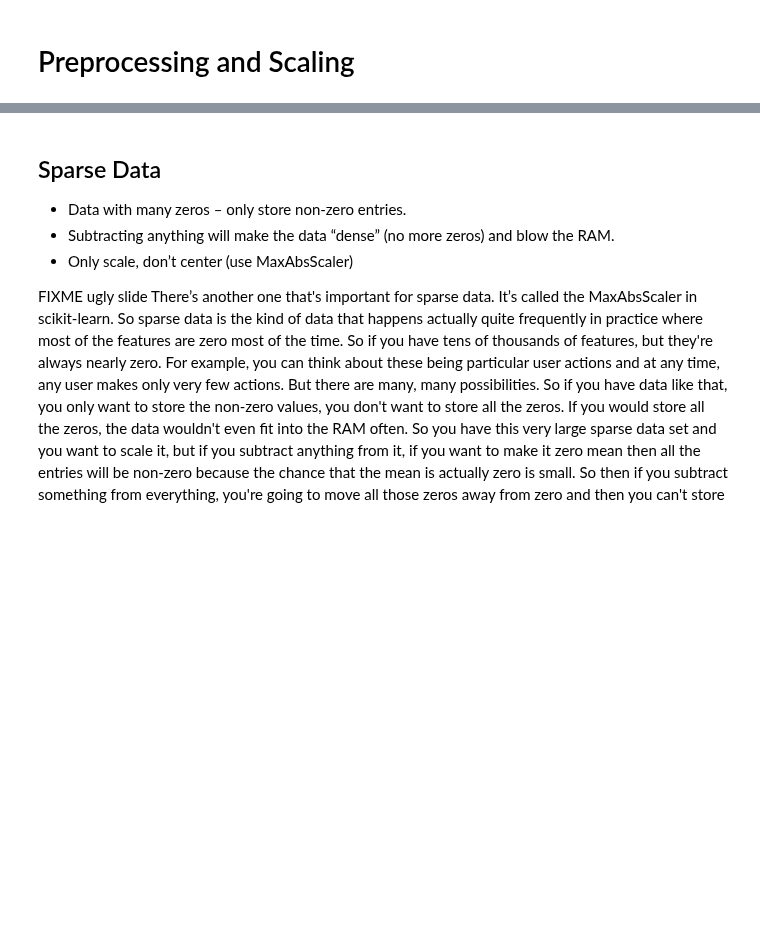
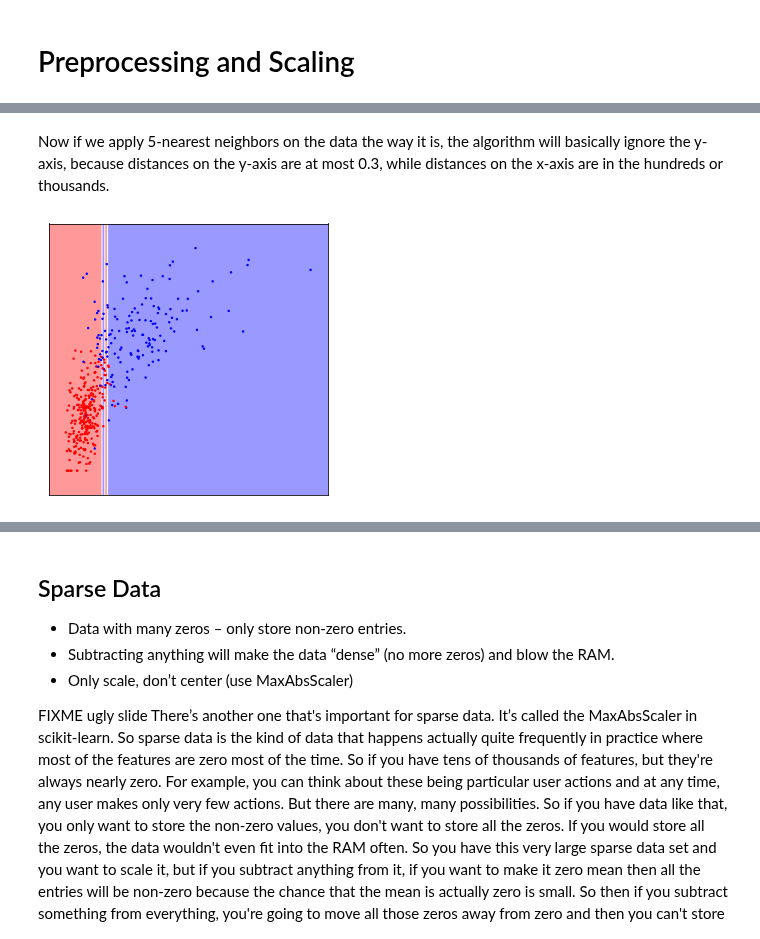
Before and after one commit to amueller/aml, a Jupyter notebook: 01-ml-workflow/03-preprocessing.ipynb, the cells around one changed output, grey strips where cells are left out. Cells and saved outputs as stored; diff of their text form; code cells hidden in the pictures; blank space fills up the shorter version.

```diff
--- a/01-ml-workflow/03-preprocessing.ipynb
+++ b/01-ml-workflow/03-preprocessing.ipynb
@@ -105,0 +28,18 @@ use the L1 normalizer.
+# %% [markdown]
+Now if we apply 5-nearest neighbors on the data the way it is, the algorithm will basically ignore the y-axis, because distances on the y-axis are at most 0.3, while distances on the x-axis are in the hundreds or thousands.
+# %%
+import sys
+sys.path.append("..")
+import numpy as np
+from utils import plot_2d_classification
+from sklearn.neighbors import KNeighborsClassifier
+from sklearn.model_selection import train_test_split
+
+X_train, X_test, y_train, y_test = train_test_split(cancer_features, cancer_df.target, random_state=42)
+
+fig, ax = plt.subplots(figsize=(5, 5))
+clf = KNeighborsClassifier(n_neighbors=3).fit(X_train[['worst area', 'worst concave points']], y_train)
+ax.scatter(X_train['worst area'], X_train['worst concave points'], c=y_train, cmap='bwr', s=2)
+plot_2d_classification(clf, np.array(X_train[['worst area', 'worst concave points']]), ax=ax, alpha=.4, cmap='bwr', res=100)
+# %% [output]
+[figure, added]
```
Also changed, not shown: parts of 18 cells of this notebook.
